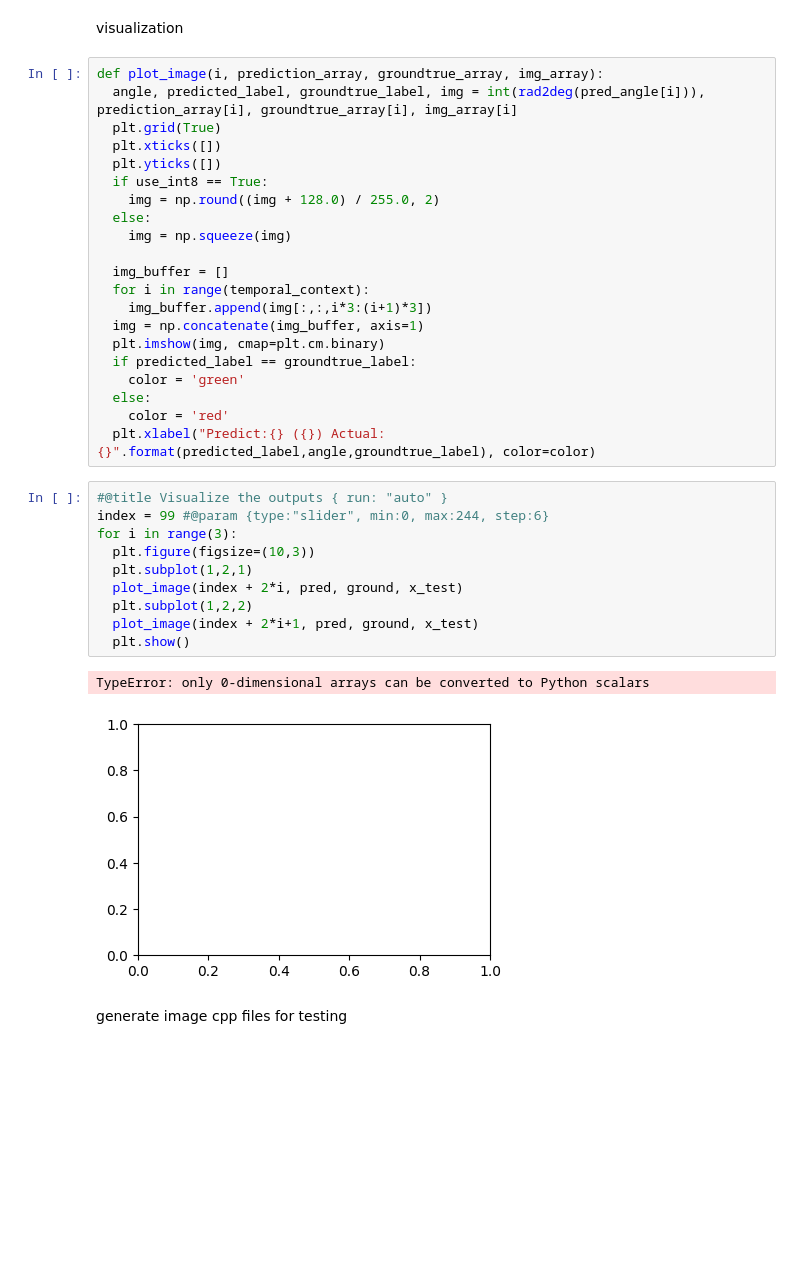
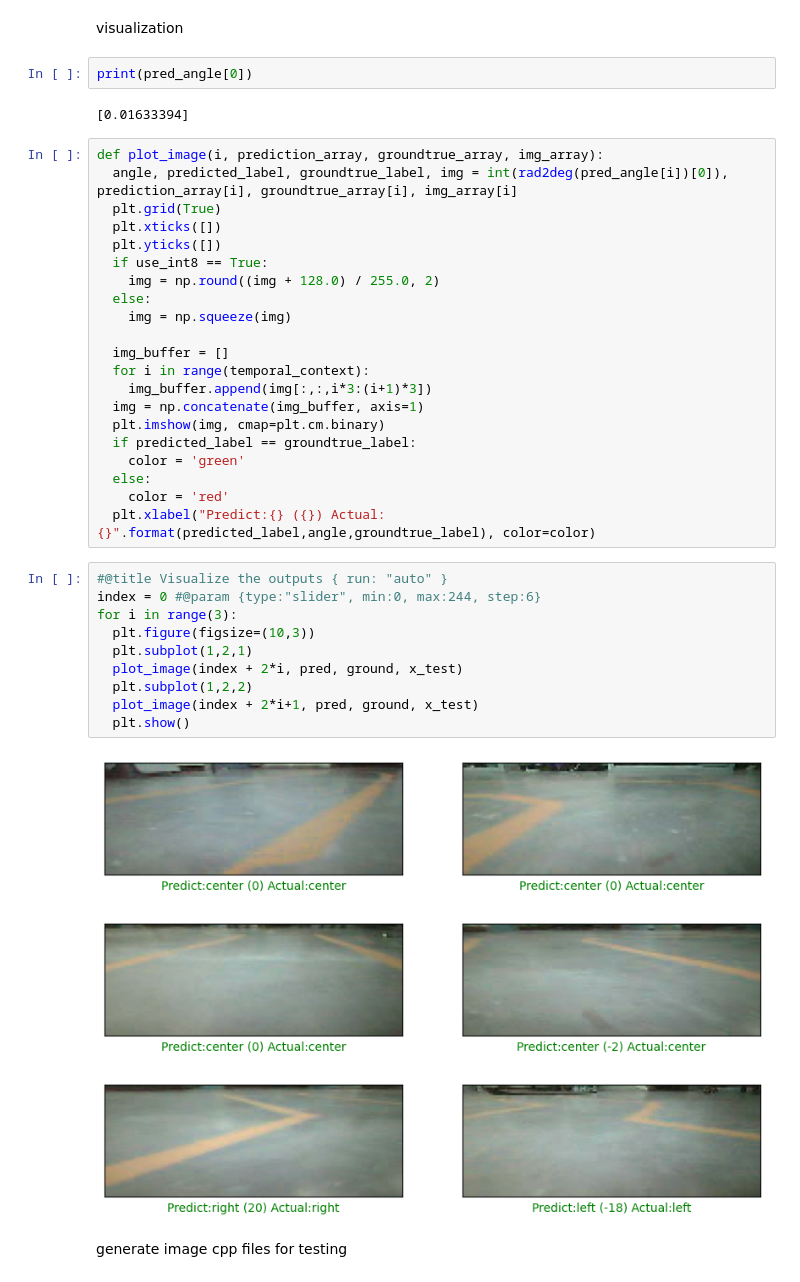
Before and after one commit to heechul/DeepPicar-ESP32S3, a Jupyter notebook: RunAll-v2.ipynb, the cells around one changed output. Drawn from its saved outputs; the diff is of its cells as text; blank space fills up the shorter version.

Commit message:
plot_image fix

```diff
--- a/RunAll-v2.ipynb
+++ b/RunAll-v2.ipynb
@@ -395,8 +395,12 @@ Accuracy is 0.833
 # %% [markdown]
 visualization
+# %%
+print(pred_angle[0])
+# %% [output]
+[0.01633394]
 # %%
 def plot_image(i, prediction_array, groundtrue_array, img_array):
-  angle, predicted_label, groundtrue_label, img = int(rad2deg(pred_angle[i])), prediction_array[i], groundtrue_array[i], img_array[i]
+  angle, predicted_label, groundtrue_label, img = int(rad2deg(pred_angle[i])[0]), prediction_array[i], groundtrue_array[i], img_array[i]
   plt.grid(True)
   plt.xticks([])
   plt.yticks([])
@@ -417,17 +421,18 @@ def plot_image(i, prediction_array, groundtrue_array, img_array):
   plt.xlabel("Predict:{} ({}) Actual:{}".format(predicted_label,angle,groundtrue_label), color=color)
 # %%
 #@title Visualize the outputs { run: "auto" }
-index = 99 #@param {type:"slider", min:0, max:244, step:6}
+index = 0 #@param {type:"slider", min:0, max:244, step:6}
 for i in range(3):
   plt.figure(figsize=(10,3))
   plt.subplot(1,2,1)
   plot_image(index + 2*i, pred, ground, x_test)
   plt.subplot(1,2,2)
   plot_image(index + 2*i+1, pred, ground, x_test)
   plt.show()
 # %% [output]
-TypeError: only 0-dimensional arrays can be converted to Python scalars
-[figure, old version]
+[figure, new version]
+[figure, added]
+[figure, added]
 # %% [markdown]
 generate image cpp files for testing
 # %%
```
Also changed, not shown: parts of 12 cells of this notebook.
